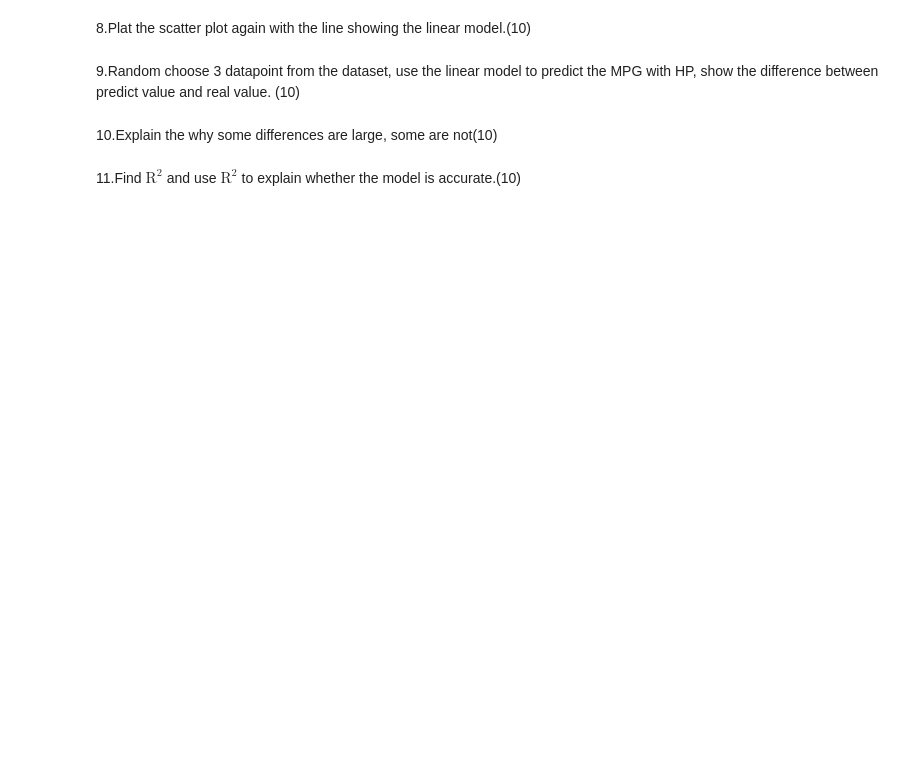
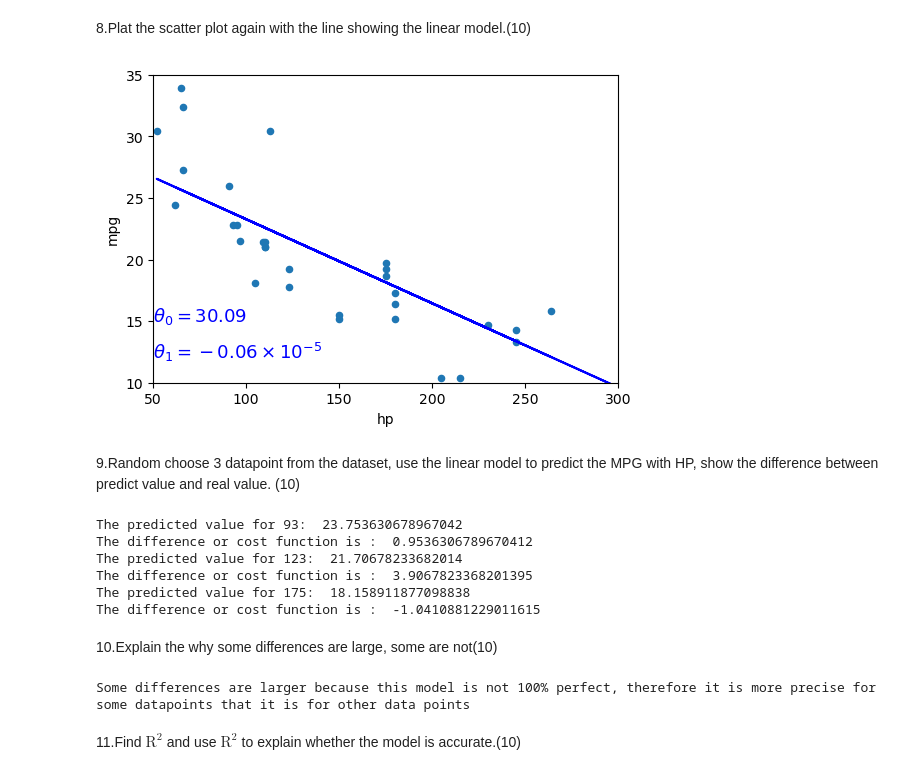
Before and after one commit to chiemelaumeh/data_science, a Jupyter notebook: Lab1.ipynb, the cells around one changed output. Cells and saved outputs as stored; diff of their text form; code cells hidden in the pictures; blank space fills up the shorter version.

```diff
--- a/Lab1.ipynb
+++ b/Lab1.ipynb
@@ -93,14 +104,44 @@ Name: count, dtype: int64
 # %% [markdown]
 8.Plat the scatter plot again with the line showing the linear model.(10)
 # %%
-#Enter your code here
+cars_df.plot(kind = 'scatter', x = 'hp', y = 'mpg', figsize=(6,4))
+plt.axis([50, 300, 10, 35])
+X = np.linspace(0, 500, 5)
+plt.plot(x,theta[0] + theta[1]*x, "b")
+plt.text(50, 15, r"$\theta_0 = 30.09$", fontsize=13, color="b")
+plt.text(50, 12, r"$\theta_1 = -0.06 \times 10^{-5}$", fontsize=13, color="b")
+plt.show()
+# %% [output]
+[figure, added]
 # %% [markdown]
 9.Random choose 3 datapoint from the dataset, use the linear model to predict the MPG with HP, show the difference between predict value and real value. (10)
 # %%
-#Enter your code here
+value_93 = 93
+predicted_value_for_93 = theta[0] + theta[1] * value_93
+print('The predicted value for 93: ',predicted_value_for_93 )
+print('The difference or cost function is : ',predicted_value_for_93 - 22.8 )
+
+value_123 = 123
+predicted_value_for_123 = theta[0] + theta[1] * value_123
+print('The predicted value for 123: ',predicted_value_for_123 )
+print('The difference or cost function is : ',predicted_value_for_123 - 17.8 )
+
+value_175 = 175
+predicted_value_for_175 = theta[0] + theta[1] * value_175
+print('The predicted value for 175: ',predicted_value_for_175 )
+print('The difference or cost function is : ',predicted_value_for_175 - 19.2 )
+# %% [output]
+The predicted value for 93:  23.753630678967042
+The difference or cost function is :  0.9536306789670412
+The predicted value for 123:  21.70678233682014
+The difference or cost function is :  3.9067823368201395
+The predicted value for 175:  18.158911877098838
+The difference or cost function is :  -1.0410881229011615
 # %% [markdown]
 10.Explain the why some differences are large, some are not(10)
 # %%
-#Enter your answer here
+print("Some differences are larger because this model is not 100% perfect, therefore it is more precise for some datapoints that it is for other data points")
+# %% [output]
+Some differences are larger because this model is not 100% perfect, therefore it is more precise for some datapoints that it is for other data points
 # %% [markdown]
 11.Find $\mathrm{R}^{2}$ and use $\mathrm{R}^{2}$ to explain whether the model is accurate.(10)
```
Also changed, not shown: parts of 4 cells of this notebook.
